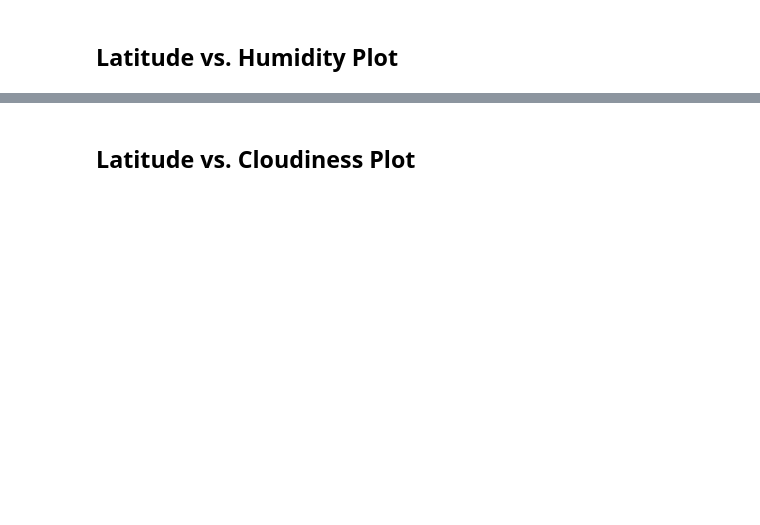
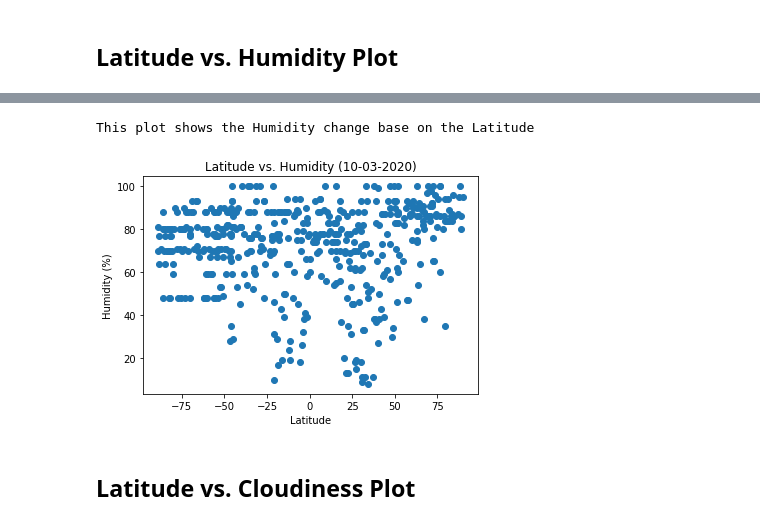
Before and after one commit to NeuloX/Python-Api-challenge, a Jupyter notebook: WeatherPy.ipynb, the cells around one changed output, grey strips where cells are left out. Drawn from its saved outputs; the diff is of its cells as text; code cells hidden in the pictures; blank space fills up the shorter version.

```diff
--- a/WeatherPy.ipynb
+++ b/WeatherPy.ipynb
@@ -11,0 +23,9 @@
+# %%
+#set data frame with 550 random long and Lat
+city_df = pd.DataFrame({
+    "Longitude":(np.random.uniform(-1.8,1.8,550)*100),
+    "Latitude":(np.random.uniform(-0.9,0.9,550)*100)
+})
+city_df
+citycount = len(city_df)
+citycount
@@ -101,2 +225,12 @@ Int64Index([], dtype='int64')
+# %%
+plt.scatter(city_df["Latitude"],city_df["Humidity"])
+plt.ylabel("Humidity (%)")
+plt.xlabel("Latitude")
+plt.title(f"Latitude vs. Humidity ({date})")
+plt.savefig("Images/latitueVShumid.png")
+print("This plot shows the Humidity change base on the Latitude")
+# %% [output]
+This plot shows the Humidity change base on the Latitude
+[figure, added]
 # %% [markdown]
 ## Latitude vs. Cloudiness Plot
```
Also changed, not shown: parts of 38 cells of this notebook, 13 other files.
